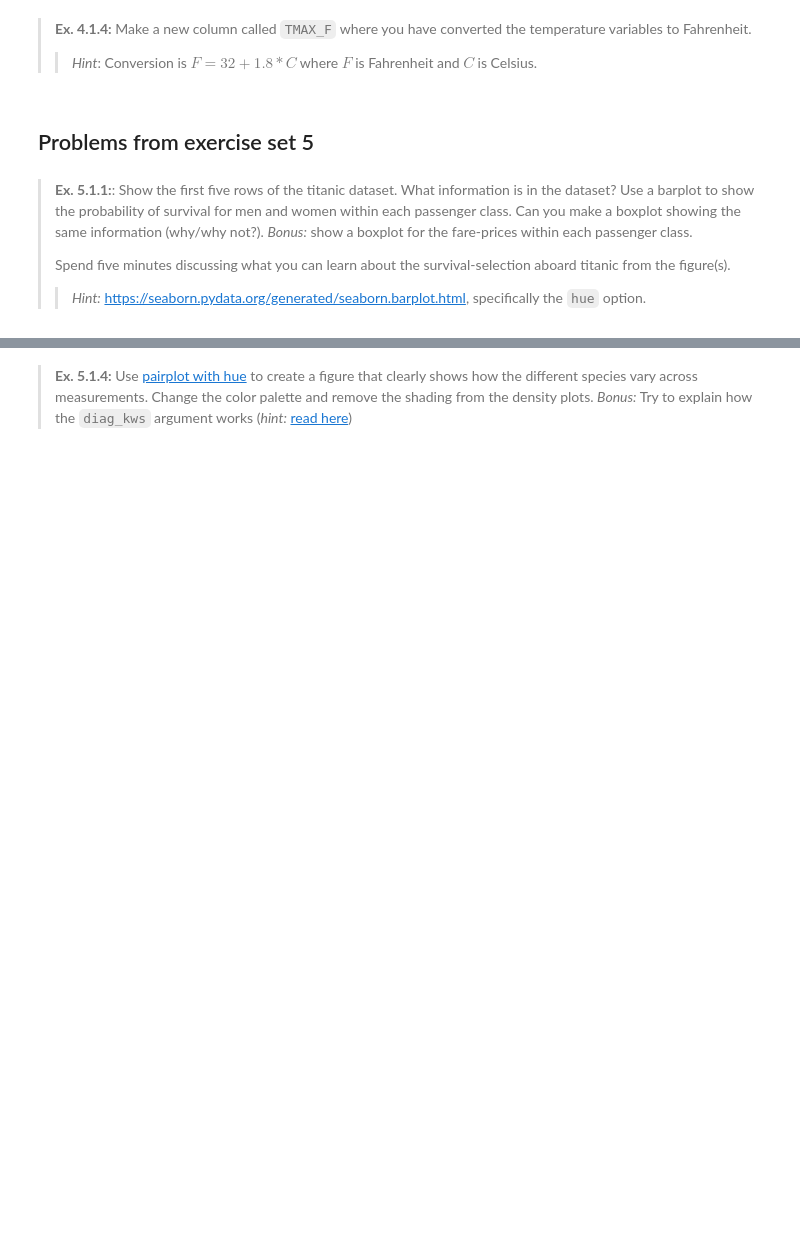
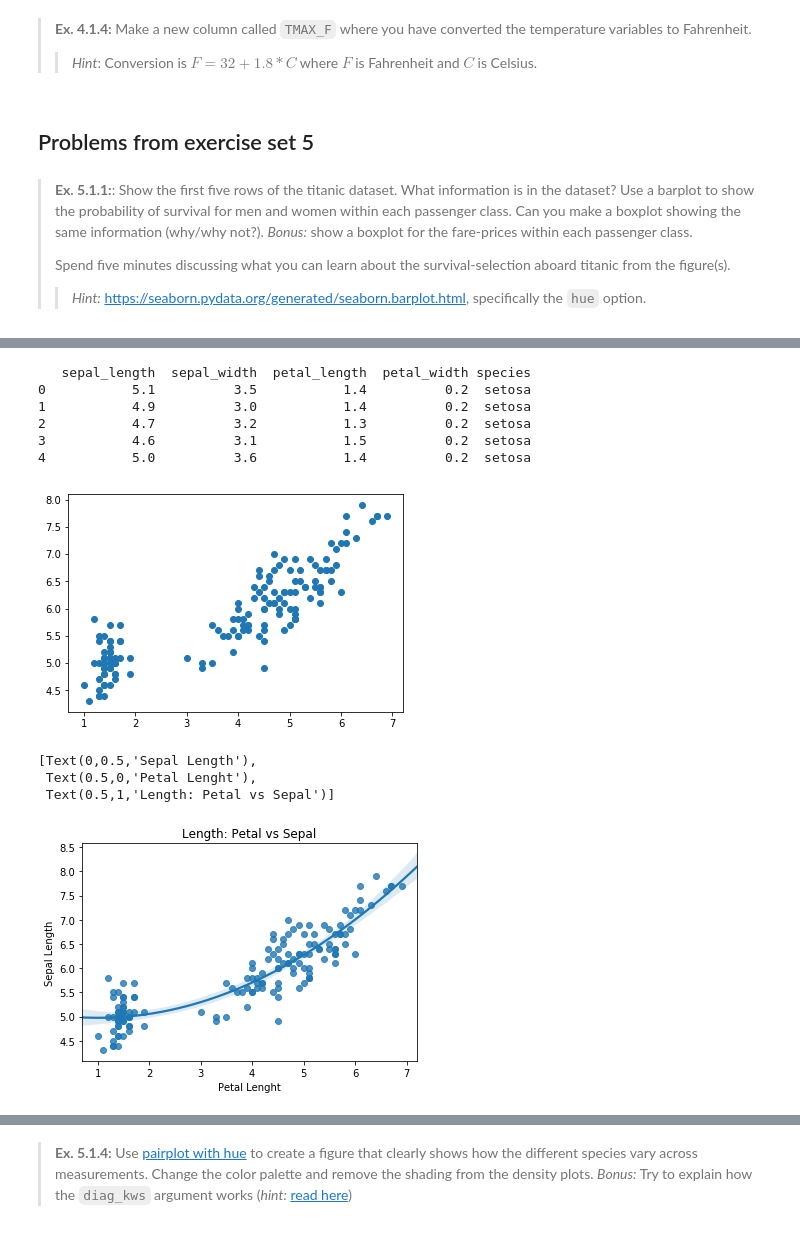
Before and after one commit to 14-social/Assignment-1_ny-, a Jupyter notebook: assignment_1.ipynb, the cells around one changed output, grey strips where cells are left out. Saved outputs shown, nothing was run; the diff lists cells and outputs as text; code cells hidden in the pictures; blank space fills up the shorter version.

```diff
--- a/assignment_1.ipynb
+++ b/assignment_1.ipynb
@@ -104,3 +242,24 @@ titanic = sns.load_dataset('titanic')
+# %%
+# [Answer to Ex. 5.1.2 here]
+print(iris.head(5))
+# You can do it with Matplot
+plt.scatter(x=iris['petal_length'], y=iris['sepal_length'])
+plt.show()
+# But looks nicer with Seaborn
+ax = sns.regplot(x='petal_length', y= 'sepal_length', order = 2, data = iris)
+ax.set(xlabel = 'Petal Lenght', ylabel= 'Sepal Length', title= 'Length: Petal vs Sepal')
+# %% [output]
+   sepal_length  sepal_width  petal_length  petal_width species
+0           5.1          3.5           1.4          0.2  setosa
+1           4.9          3.0           1.4          0.2  setosa
+2           4.7          3.2           1.3          0.2  setosa
+3           4.6          3.1           1.5          0.2  setosa
+4           5.0          3.6           1.4          0.2  setosa
+[figure, added]
+[Text(0,0.5,'Sepal Length'),
+ Text(0.5,0,'Petal Lenght'),
+ Text(0.5,1,'Length: Petal vs Sepal')]
+[figure, added]
 # %% [markdown]
 > **Ex. 5.1.3:** Combine the two of the figures you created above into a two-panel figure similar to the one shown here:
 > <img src="Example.png" alt="Drawing" style="width: 600px;"/>
```
Also changed, not shown: parts of 42 cells of this notebook.
